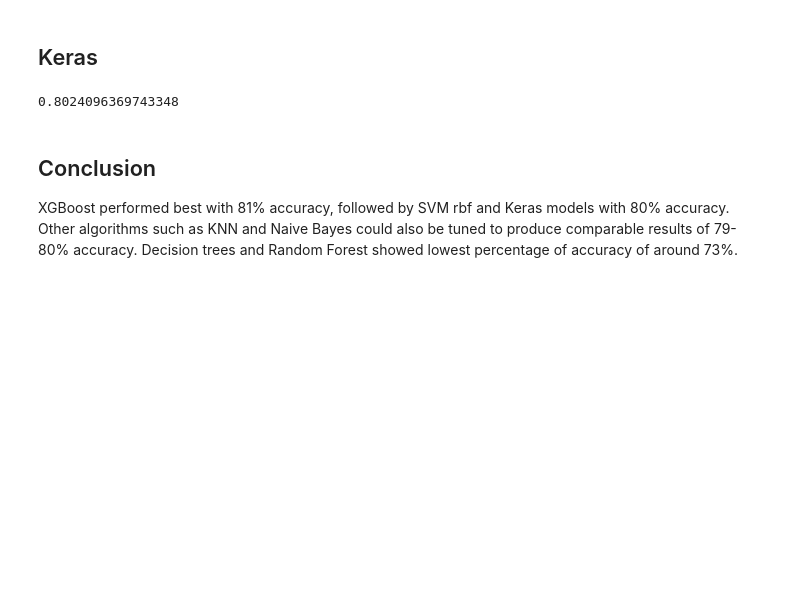
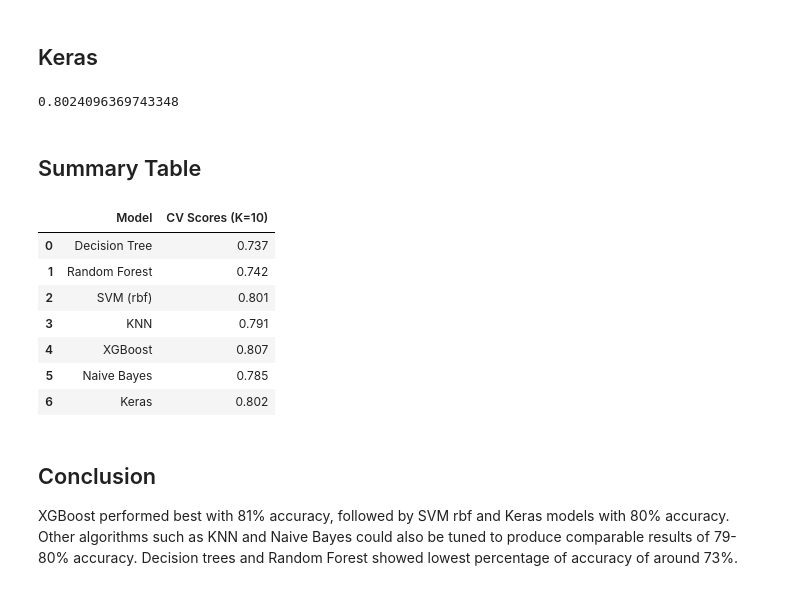
Before and after one commit to jiaminho/Mammographic-Mass-Classification, a Jupyter notebook: Mammographic Mass Classification.ipynb, the cells around one changed output. Drawn from its saved outputs; the diff is of its cells as text; code cells hidden in the pictures; blank space fills up the shorter version.

```diff
--- a/Mammographic Mass Classification.ipynb
+++ b/Mammographic Mass Classification.ipynb
@@ -342,6 +342,21 @@ cv_scores = cross_val_score(estimator, all_features_scaled, all_classes, cv=10)
 cv_scores.mean()
 # %% [output]
 0.8024096369743348
+# %% [markdown]
+## Summary Table
+# %%
+data = {'Model': ['Decision Tree', 'Random Forest', 'SVM (rbf)','KNN','XGBoost','Naive Bayes','Keras'], 'CV Scores (K=10)':[0.737,0.742,0.801,0.791,0.807,0.785,0.802]}
+df = pd.DataFrame(data=data)
+df
+# %% [output]
+|  | Model | CV Scores (K=10) |
+| 0 | Decision Tree | 0.737 |
+| 1 | Random Forest | 0.742 |
+| 2 | SVM (rbf) | 0.801 |
+| 3 | KNN | 0.791 |
+| 4 | XGBoost | 0.807 |
+| 5 | Naive Bayes | 0.785 |
+| 6 | Keras | 0.802 |
 # %% [markdown]
 ## Conclusion
 
```
Also changed, not shown: parts of 1 cell of this notebook.
